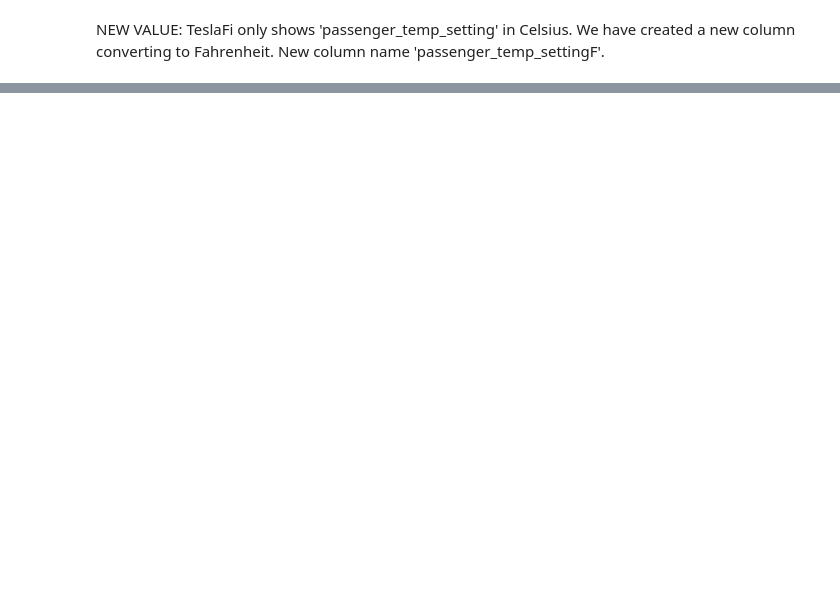
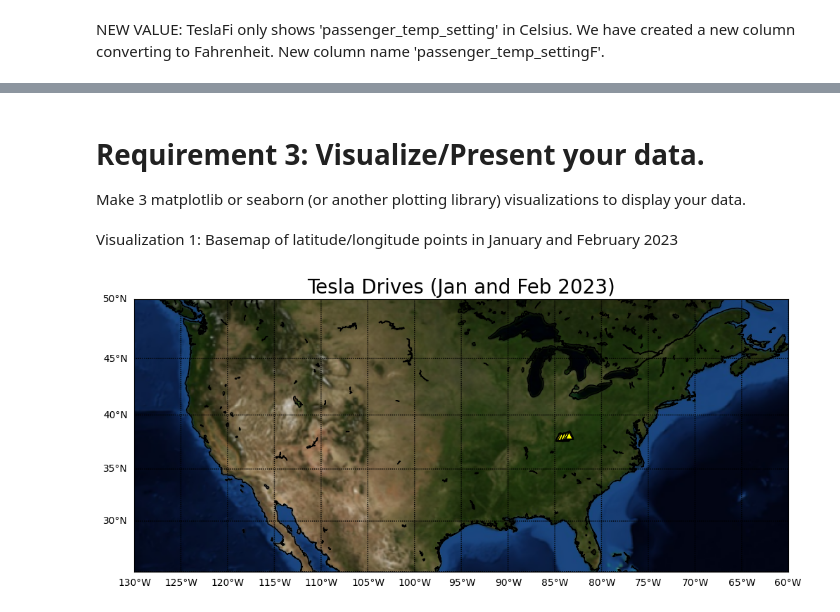
Before and after one commit to kyhokie/data_2_project, a Jupyter notebook: data_2_projectB.ipynb, the cells around one changed output, grey strips where cells are left out. Saved outputs shown, nothing was run; the diff lists cells and outputs as text; code cells hidden in the pictures; blank space fills up the shorter version.

Commit message:
Saturday Night - Four good Visualizations

```diff
--- a/data_2_projectB.ipynb
+++ b/data_2_projectB.ipynb
@@ -73,24 +156,34 @@ TF_resample
+# %% [markdown]
+<h1>
+Requirement 3:  Visualize/Present your data.
+</h1>
+Make 3 matplotlib or seaborn (or another plotting library) visualizations to display your data.
+# %% [markdown]
+Visualization 1:
+Basemap of latitude/longitude points in January and February 2023
 # %%
 fig = plt.figure(figsize=(12,9))
 
 m = Basemap(projection='mill',
            llcrnrlat = 25,
            urcrnrlat = 50,
            llcrnrlon = -130,
            urcrnrlon = -60,
-           resolution = 'c')
+           resolution = 'i')
 m.bluemarble(scale=0.5)
 
 m.drawcoastlines()
 
 m.drawparallels(np.arange(-90,90,5),labels=[True,False,False,False])
 m.drawmeridians(np.arange(-180,180,5),labels=[0,0,0,1])
 
 sites_lat_y = TF_resample['latitude'].tolist()
 sites_lon_x = TF_resample['longitude'].tolist()
 
 m.scatter(sites_lon_x,sites_lat_y,latlon=True, s=50, marker='^', c='yellow', alpha=1, edgecolor='k', linewidth=1, zorder=0)
 
 plt.title('Tesla Drives (Jan and Feb 2023)', fontsize=20)
 
 plt.show()
+# %% [output]
+[figure, added]
```
Also changed, not shown: parts of 18 cells of this notebook.
